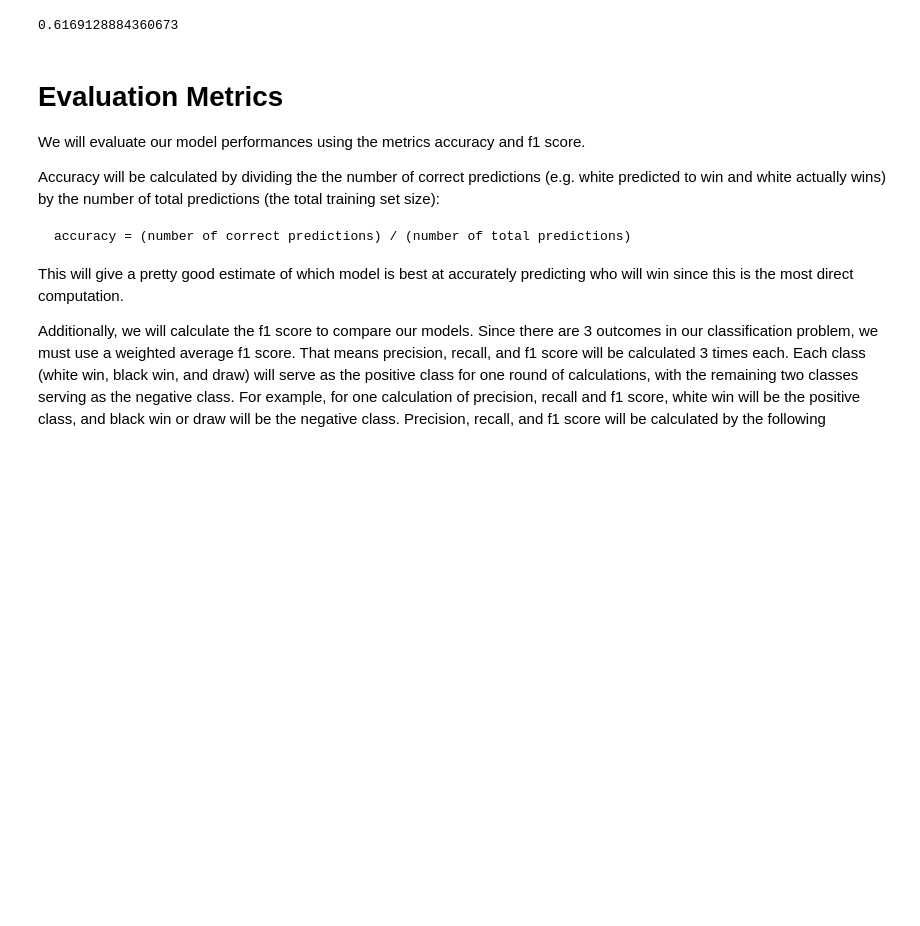
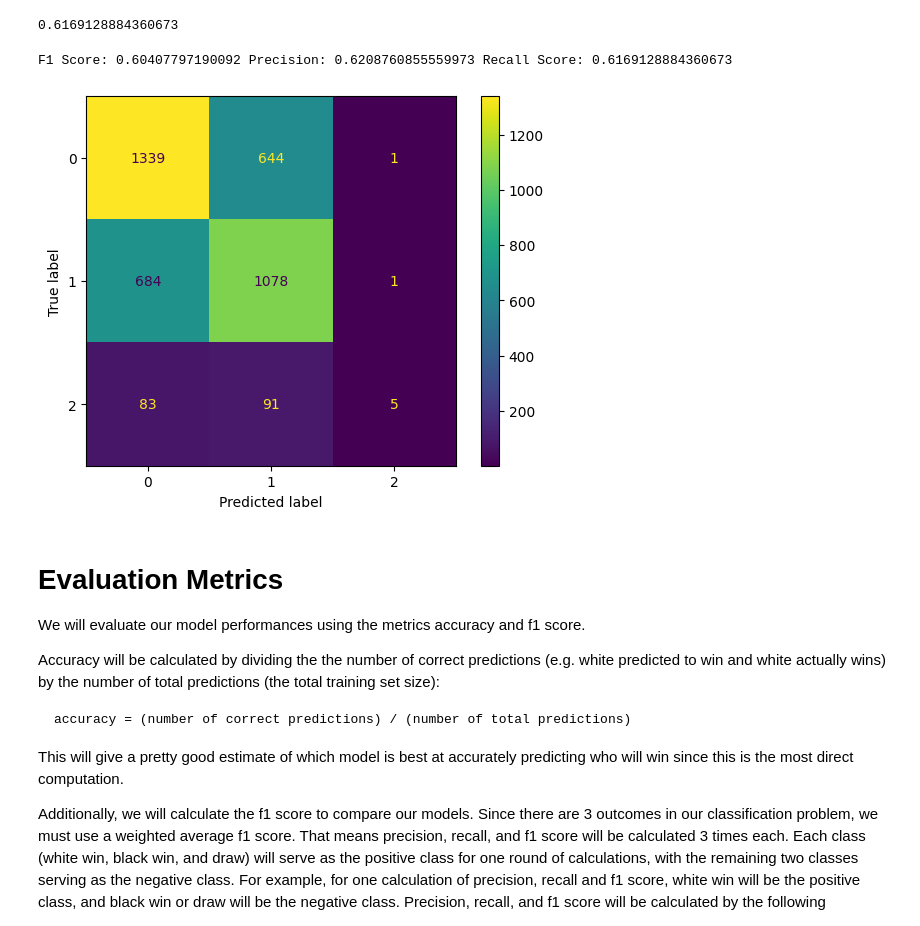
Before and after one commit to kalampark/Lichess-analysis-and-winner-prediction, a Jupyter notebook: CheckpointGroup037-Wi23.ipynb, the cells around one changed output. Cells and saved outputs as stored; diff of their text form; code cells hidden in the pictures; blank space fills up the shorter version.

Commit message:
scoring metrics & confusion matrix

```diff
--- a/CheckpointGroup037-Wi23.ipynb
+++ b/CheckpointGroup037-Wi23.ipynb
@@ -247,6 +251,23 @@ accuracy = accuracy_score(y_test, y_pred)
 print(accuracy)
 # %% [output]
 0.6169128884360673
+# %%
+from sklearn.metrics import f1_score, precision_score, recall_score
+f1 = f1_score(y_test,y_pred, average = 'weighted')
+precision = precision_score(y_test,y_pred, average = 'weighted')
+recall = recall_score(y_test, y_pred, average = 'weighted')
+print("F1 Score:", f1, "Precision:", precision, "Recall Score:", recall)
+# %% [output]
+F1 Score: 0.60407797190092 Precision: 0.6208760855559973 Recall Score: 0.6169128884360673
+# %%
+import matplotlib.pyplot as plt
+from sklearn.metrics import confusion_matrix, ConfusionMatrixDisplay
+cm = confusion_matrix(y_test, y_pred)
+disp = ConfusionMatrixDisplay(cm)
+disp.plot()
+plt.show()
+# %% [output]
+[figure, added]
 # %% [markdown]
 # Evaluation Metrics
 
```
Also changed, not shown: parts of 1 cell of this notebook.
